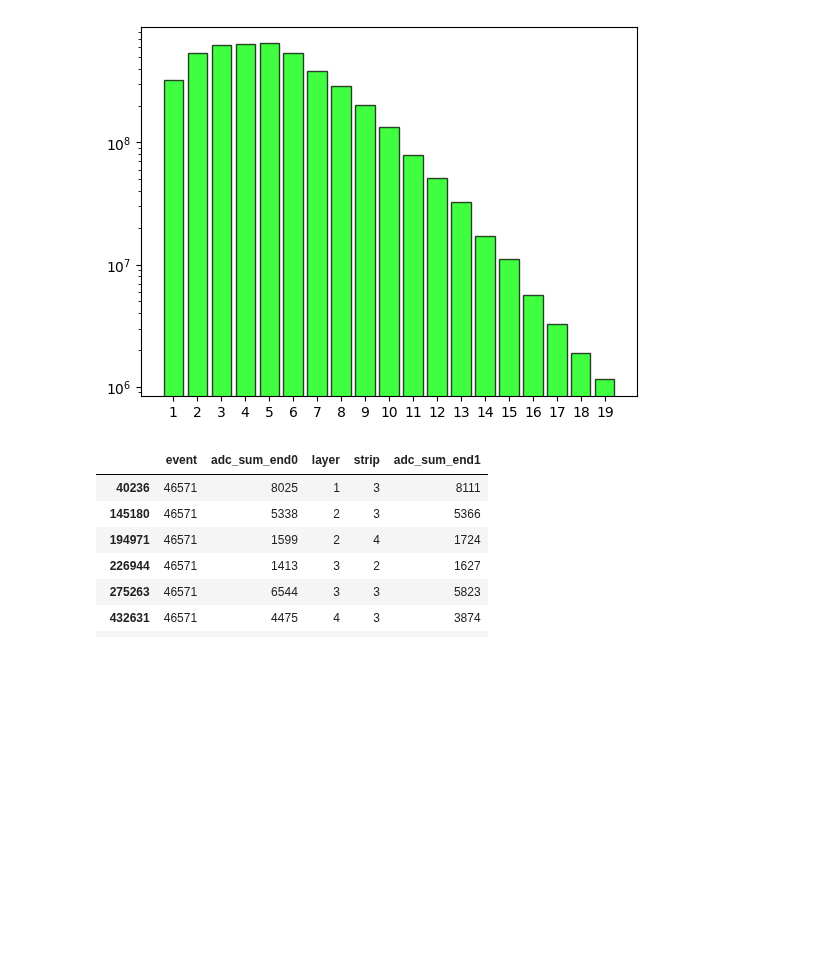
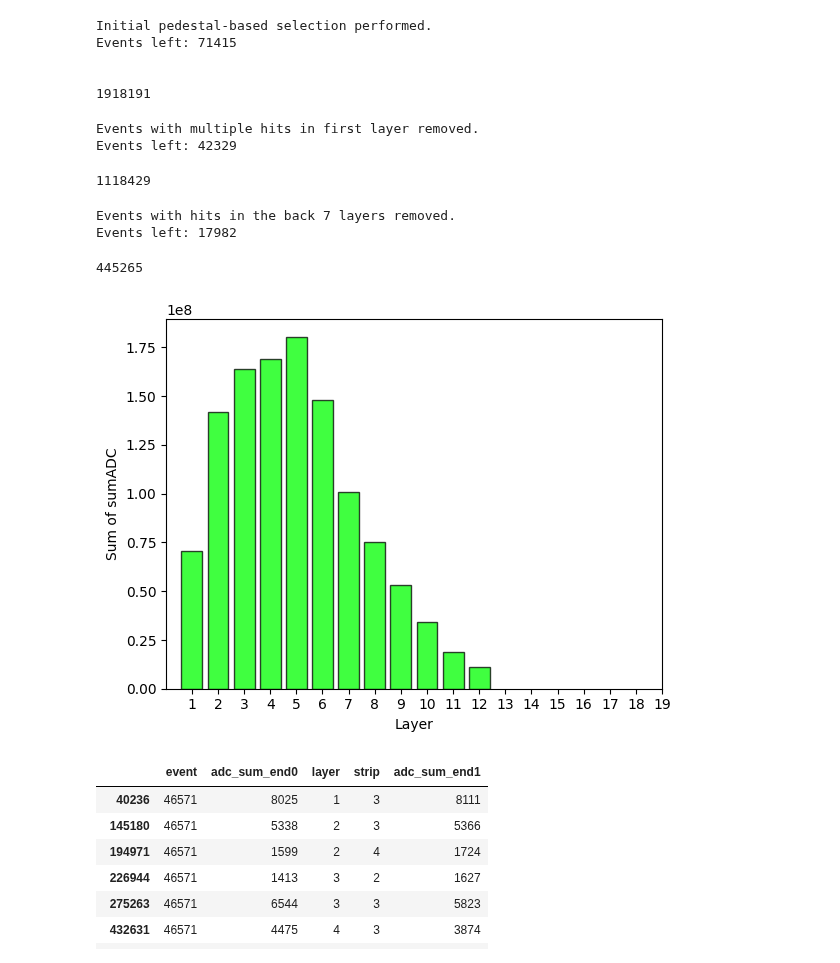
Before and after one commit to gajdangreta/hcalTestBeam, a Jupyter notebook: hcalEnv/notebooks/hcal_clean.ipynb, the cells around one changed output. Saved outputs shown, nothing was run; the diff lists cells and outputs as text; code cells hidden in the pictures; blank space fills up the shorter version.

Commit message:
ran cutflow plots

```diff
--- a/hcalEnv/notebooks/hcal_clean.ipynb
+++ b/hcalEnv/notebooks/hcal_clean.ipynb
@@ -107,7 +107,7 @@ r_n=300
 # %%
 %%time
 p,m,r=import_data(c_folder,d_folder,r_n)
-r=confirm_events(r,p)
+print(len(r))
 #r=first_layer_cut(r)
 #r=back_layer_cut(r,7)
 # %% [output]
@@ -122,11 +130,38 @@ layer_energy=r.groupby(["layer"]).sum().drop(columns=["event", "strip"]).reset_i
+# %%
+r=confirm_events_sigma(r,p)
+print(len(r))
+# %% [output]
+Initial pedestal-based selection performed.
+Events left: 71415
+
+
+1918191
+# %%
+r=first_layer_cut(r)
+len(r)
+# %% [output]
+Events with multiple hits in first layer removed.
+Events left: 42329
+1118429
+# %%
+r=back_layer_cut(r),7)
+len(r)
+# %% [output]
+Events with hits in the back 7 layers removed.
+Events left: 17982
+445265
 # %%
+layer_energy=r.groupby(["layer"]).sum().drop(columns=["event", "strip"]).reset_index()
 plt.bar(layer_energy['layer'], (layer_energy["adc_sum_end0"]+layer_energy["adc_sum_end1"])/(2),
         color='lime', alpha=0.75, edgecolor="black", label="Run 300")
-plt.yscale('log')
+#plt.yscale('log')
 plt.xticks(np.arange(1,20))
+plt.savefig("../../plots/cutflow/back_layer_sigma.png", bbox_inches='tight')
+plt.xlabel("Layer")
+plt.ylabel("Sum of sumADC")
 plt.show()
 # %% [output]
-[figure, old version]
+[figure, new version]
 # %%
 #not_funky=r[r["layer"].isin([13,14])].event.unique()
 # %%
```
Also changed, not shown: parts of 4 cells of this notebook.
